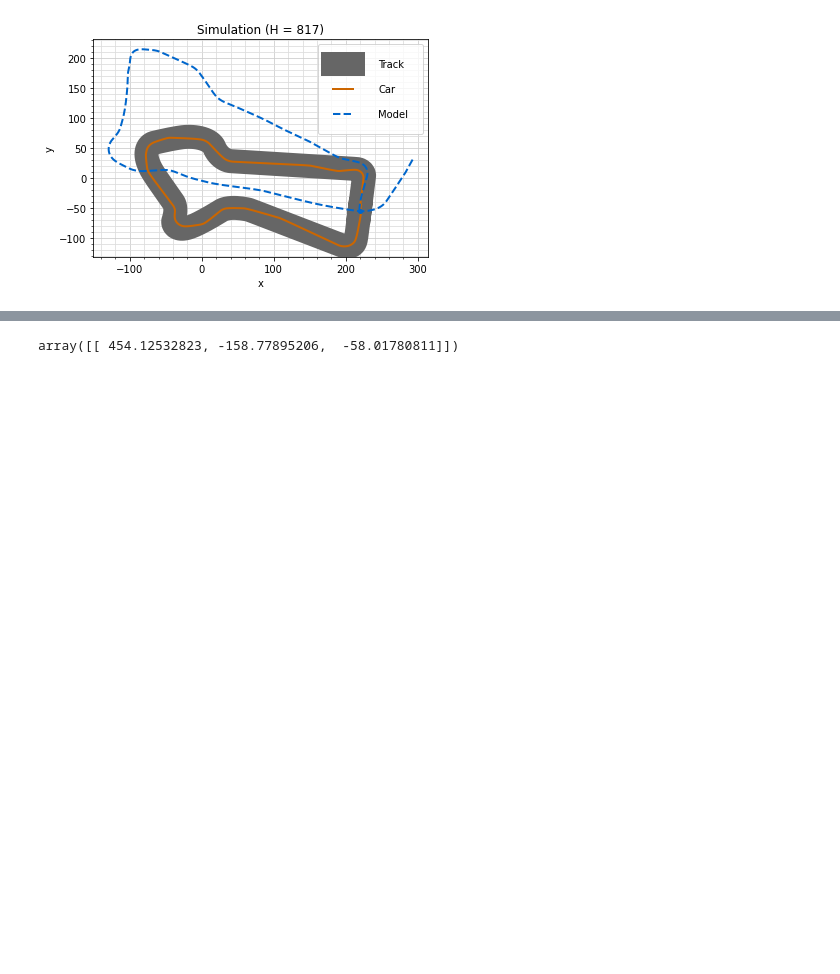
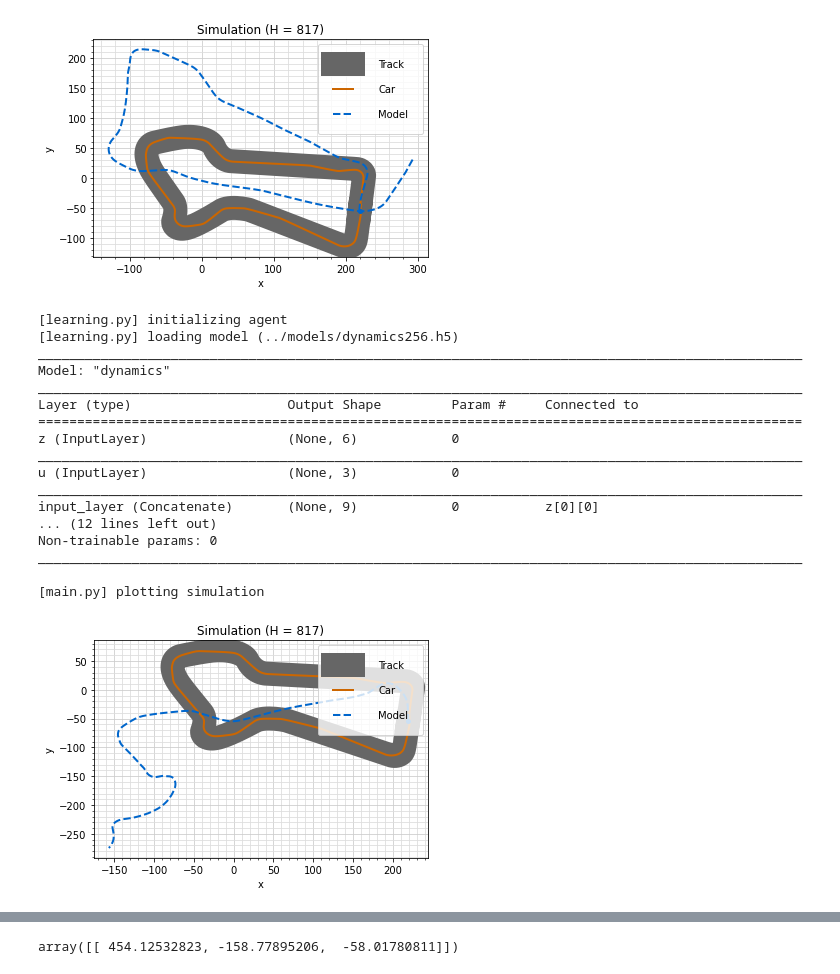
Before and after one commit to aysaha/racecar_control, a Jupyter notebook: src/Compare models.ipynb, the cells around one changed output, grey strips where cells are left out. Drawn from its saved outputs; the diff is of its cells as text; code cells hidden in the pictures; blank space fills up the shorter version.

```diff
--- a/src/Compare models.ipynb
+++ b/src/Compare models.ipynb
@@ -108,3 +108,24 @@ ________________________________________________________________________________
 
 [main.py] plotting simulation
 [figure]
+# %%
+simulate("dynamics256.h5", "../save/simple/slow")
+# %% [output]
+[learning.py] initializing agent
+[learning.py] loading model (../models/dynamics256.h5)
+__________________________________________________________________________________________________
+Model: "dynamics"
+__________________________________________________________________________________________________
+Layer (type)                    Output Shape         Param #     Connected to
+==================================================================================================
+z (InputLayer)                  (None, 6)            0
+__________________________________________________________________________________________________
+u (InputLayer)                  (None, 3)            0
+__________________________________________________________________________________________________
+input_layer (Concatenate)       (None, 9)            0           z[0][0]
+... (12 lines left out)
+Non-trainable params: 0
+__________________________________________________________________________________________________
+
+[main.py] plotting simulation
+[figure, added]
```
Also changed, not shown: parts of 1 cell of this notebook.
